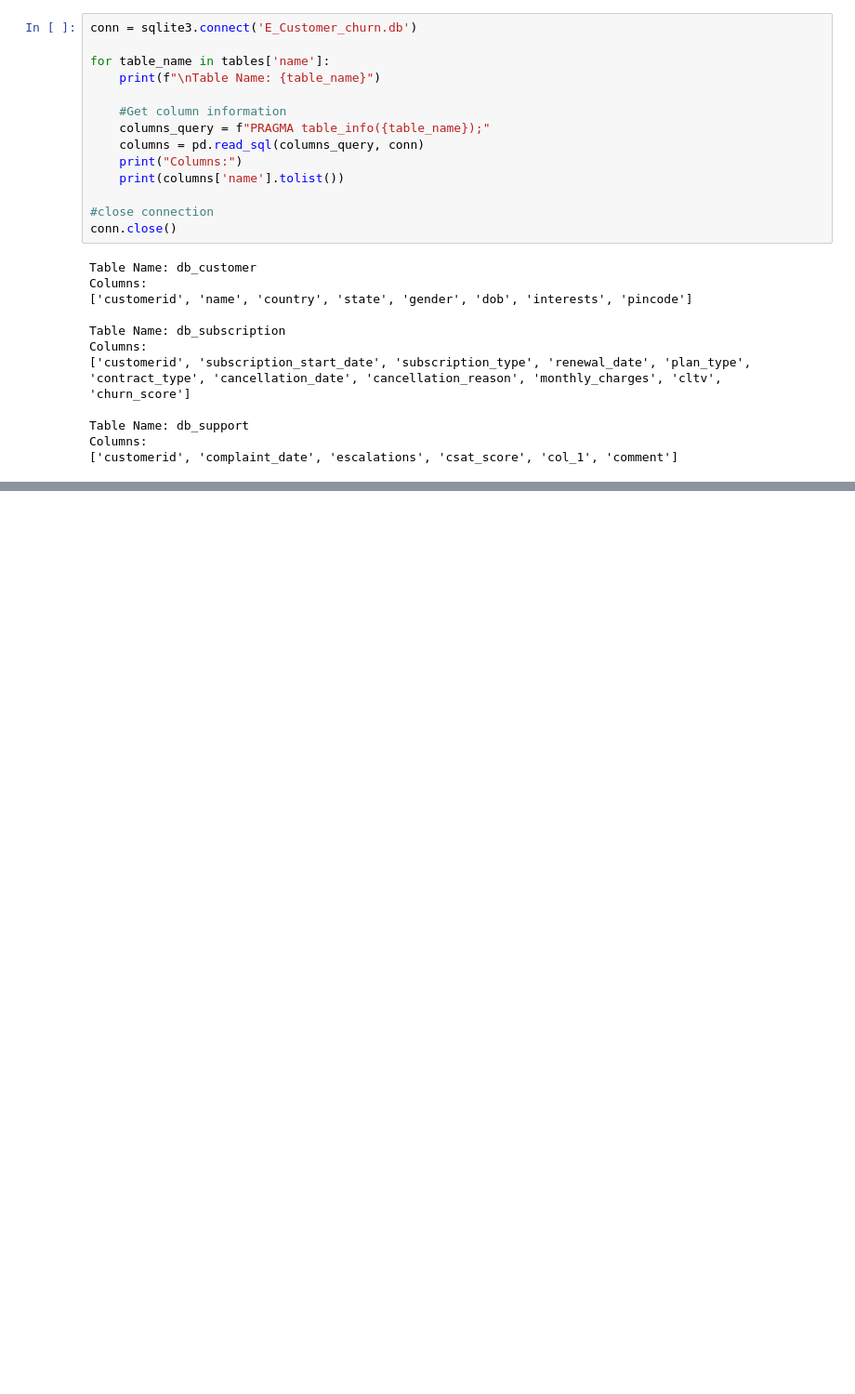
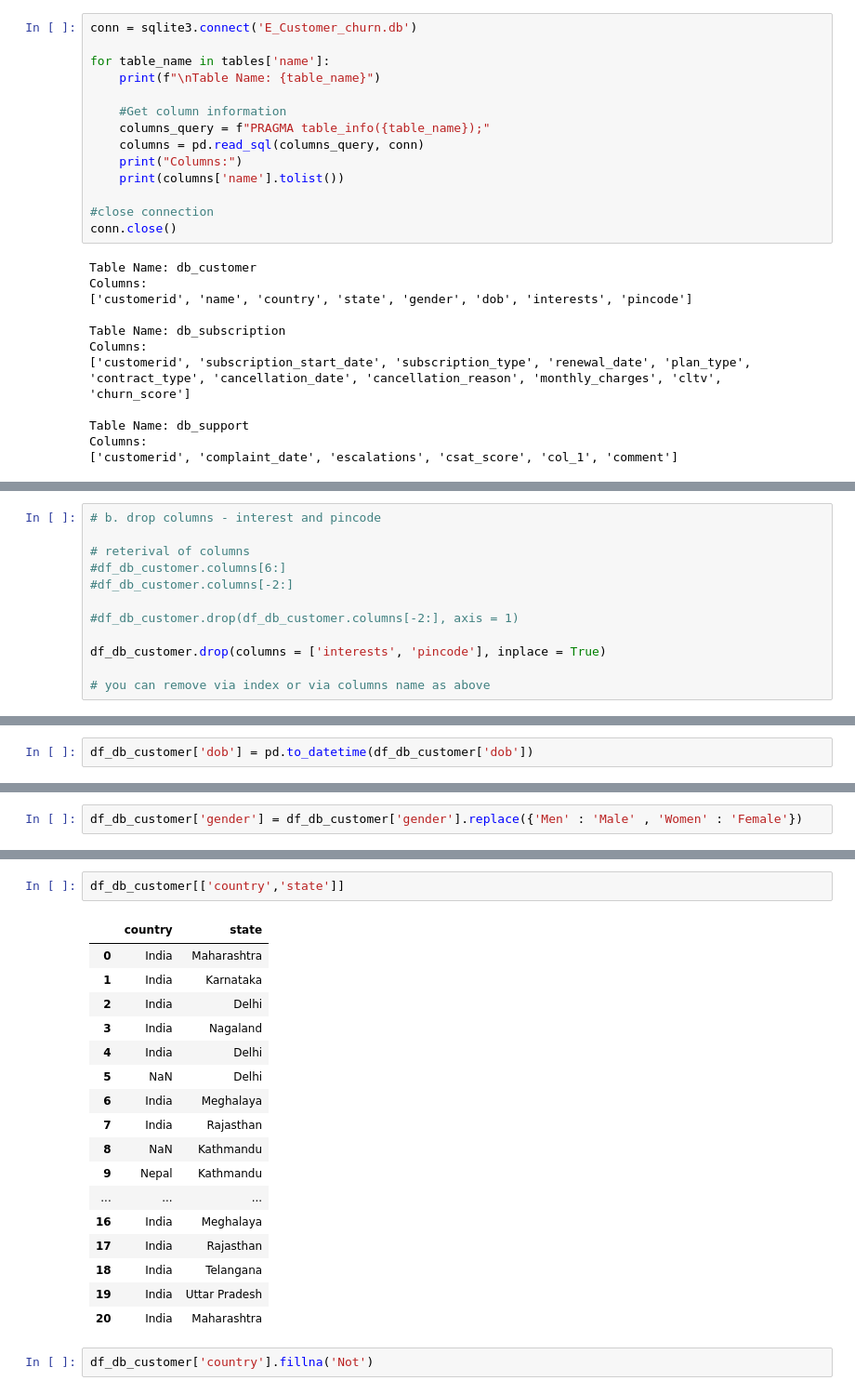
Before and after one commit to shiva3994/Practice, a Jupyter notebook: Daily Python/L_Churn_analysis.ipynb, the cells around one changed output, grey strips where cells are left out. Shown at 93% size. Saved outputs shown, nothing was run; the diff lists cells and outputs as text; blank space fills up the shorter version.

```diff
--- a/Daily Python/L_Churn_analysis.ipynb
+++ b/Daily Python/L_Churn_analysis.ipynb
@@ -63,0 +175,12 @@ Columns:
+# %%
+# b. drop columns - interest and pincode
+
+# reterival of columns
+#df_db_customer.columns[6:]
+#df_db_customer.columns[-2:]
+
+#df_db_customer.drop(df_db_customer.columns[-2:], axis = 1)
+
+df_db_customer.drop(columns = ['interests', 'pincode'], inplace = True)
+
+# you can remove via index or via columns name as above
@@ -63,0 +225,2 @@ Columns:
+# %%
+df_db_customer['dob'] = pd.to_datetime(df_db_customer['dob'])
@@ -63,0 +291,2 @@ Columns:
+# %%
+df_db_customer['gender'] = df_db_customer['gender'].replace({'Men' : 'Male' , 'Women' : 'Female'})
@@ -63,0 +330,22 @@ Columns:
+# %%
+df_db_customer[['country','state']]
+# %% [output]
+|  | country | state |
+| 0 | India | Maharashtra |
+| 1 | India | Karnataka |
+| 2 | India | Delhi |
+| 3 | India | Nagaland |
+| 4 | India | Delhi |
+| 5 | NaN | Delhi |
+| 6 | India | Meghalaya |
+| 7 | India | Rajasthan |
+| 8 | NaN | Kathmandu |
+| 9 | Nepal | Kathmandu |
+| ... | ... | ... |
+| 16 | India | Meghalaya |
+| 17 | India | Rajasthan |
+| 18 | India | Telangana |
+| 19 | India | Uttar Pradesh |
+| 20 | India | Maharashtra |
+# %%
+df_db_customer['country'].fillna('Not')
```
Also changed, not shown: parts of 18 cells of this notebook.
